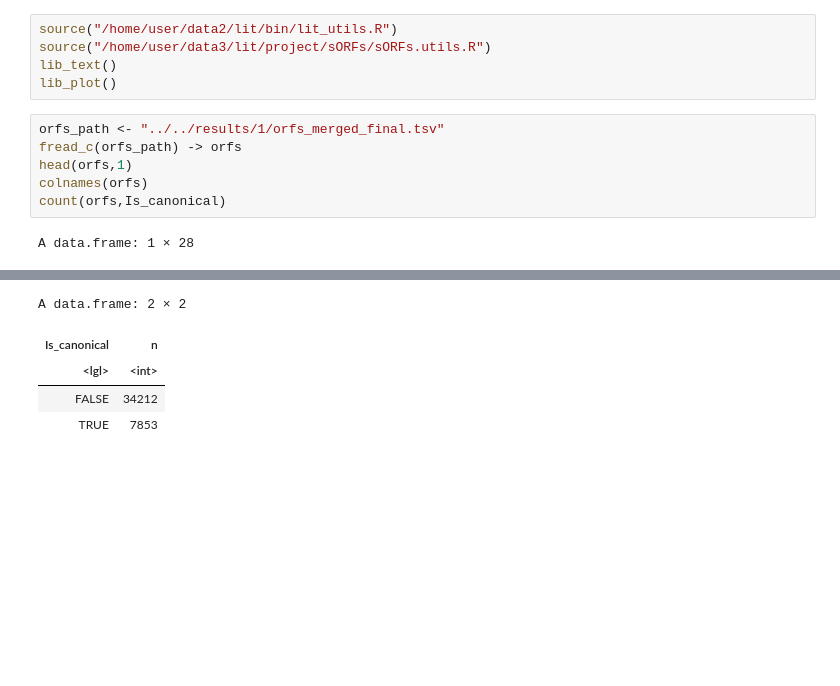
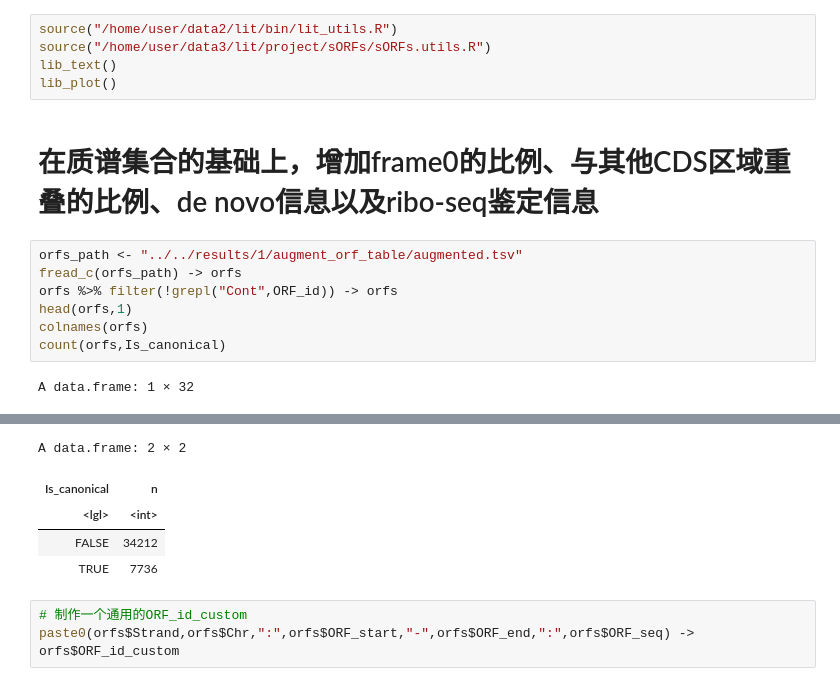
Before and after one commit to LiTing99-cutie/sORFs, a Jupyter notebook: 02-Mass-spec-20250723/analysis/20250910_c8_protein_map/scripts/visual/filter.20251010.ipynb, the cells around one changed output, grey strips where cells are left out. Cells and saved outputs as stored; diff of their text form; blank space fills up the shorter version.

```diff
--- a/02-Mass-spec-20250723/analysis/20250910_c8_protein_map/scripts/visual/filter.20251010.ipynb
+++ b/02-Mass-spec-20250723/analysis/20250910_c8_protein_map/scripts/visual/filter.20251010.ipynb
@@ -3,14 +3,17 @@ source("/home/user/data2/lit/bin/lit_utils.R")
 source("/home/user/data3/lit/project/sORFs/sORFs.utils.R")
 lib_text()
 lib_plot()
+# %% [markdown]
+# 在质谱集合的基础上，增加frame0的比例、与其他CDS区域重叠的比例、de novo信息以及ribo-seq鉴定信息
 # %%
-orfs_path <- "../../results/1/orfs_merged_final.tsv"
+orfs_path <- "../../results/1/augment_orf_table/augmented.tsv"
 fread_c(orfs_path) -> orfs
+orfs %>% filter(!grepl("Cont",ORF_id)) -> orfs
 head(orfs,1)
 colnames(orfs)
 count(orfs,Is_canonical)
 # %% [output]
-A data.frame: 1 × 28
+A data.frame: 1 × 32
 |  | ORF_id | ORF_type | Start_codon | Isoform_id | Chr | Strand | ORF_seq | ORF_length | Geneid | ... |
 |  | <chr> | <chr> | <chr> | <chr> | <chr> | <chr> | <chr> | <int> | <chr> | ... |
 | 1 | PB.10027.4:chr12:-|10|1315:112:11... | canonical | ATG | PB.10027.4 | chr12 | - | MATLKEKLIAPVAEEEATVPNNKITVVGVGQVG... | 334 | LDHB | ... |
@@ -31,6 +36,9 @@ A data.frame: 1 × 28
 A data.frame: 2 × 2
 | Is_canonical | n |
 | <lgl> | <int> |
 | FALSE | 34212 |
-| TRUE | 7853 |
+| TRUE | 7736 |
+# %%
+# 制作一个通用的ORF_id_custom
+paste0(orfs$Strand,orfs$Chr,":",orfs$ORF_start,"-",orfs$ORF_end,":",orfs$ORF_seq) -> orfs$ORF_id_custom
 # %%
```
Also changed, not shown: parts of 20 cells of this notebook, 32 other files.
